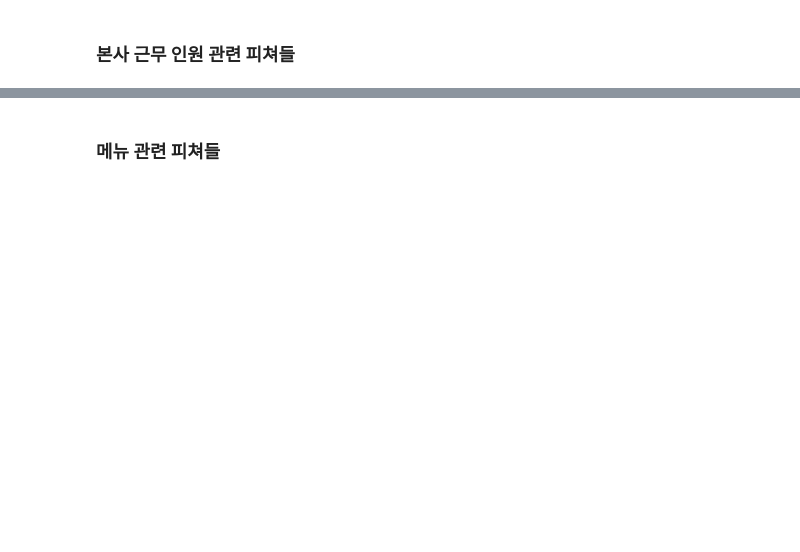
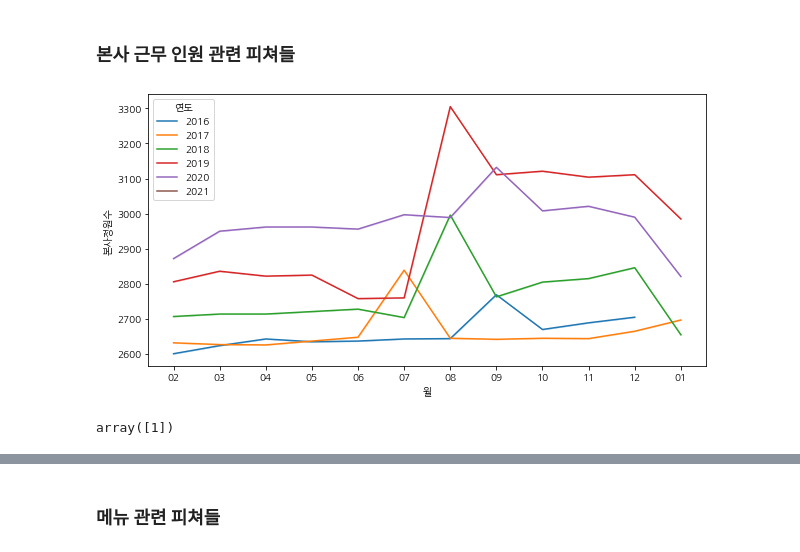
Before and after one commit to codelspak/Codelion_weekly_projects, a Jupyter notebook: WK28_W9_Mini_project__Kaggle_DL_Regression_구내식당_식수_인원_예측.ipynb, the cells around one changed output, grey strips where cells are left out. Cells and saved outputs as stored; diff of their text form; code cells hidden in the pictures; blank space fills up the shorter version.

```diff
--- a/WK28_W9_Mini_project__Kaggle_DL_Regression_구내식당_식수_인원_예측.ipynb
+++ b/WK28_W9_Mini_project__Kaggle_DL_Regression_구내식당_식수_인원_예측.ipynb
@@ -226,0 +285,5 @@ dtype: int64
+# %%
+# 날짜 관련 파생변수 생성2 : 계절 - 얘는 샘플 수 보다는, 근무 인원 대비 중식계/석식계 숫자 분포에 영향을 미치는 피처가 될 듯
+dict_season = {'01':'겨울', '02':'겨울', '03':'봄', '04':'봄', '05':'봄', '06':'여름', '07':'여름', '08':'여름', '09':'가을', '10':'가을', '11':'가을', '12':'겨울', }
+train['계절'] = train.월.map(lambda x : dict_season[x])
+train.iloc[:3, -4:]
@@ -240,0 +299,12 @@ dtype: int64
+# %%
+# 본사 정원수
+plt.figure(figsize = (10, 5))
+sns.lineplot(data = train, x = '월', y = '본사정원수', hue = '연도', )
+plt.show()
+# %% [output]
+[figure, added]
+# %%
+# 일자에 따른 정원 수 변동은 없음 - 무조건 월 기준
+train.groupby(by = ['연도', '월'], as_index = False)['본사정원수'].nunique()['본사정원수'].unique()
+# %% [output]
+array([1])
```
Also changed, not shown: parts of 71 cells of this notebook.
